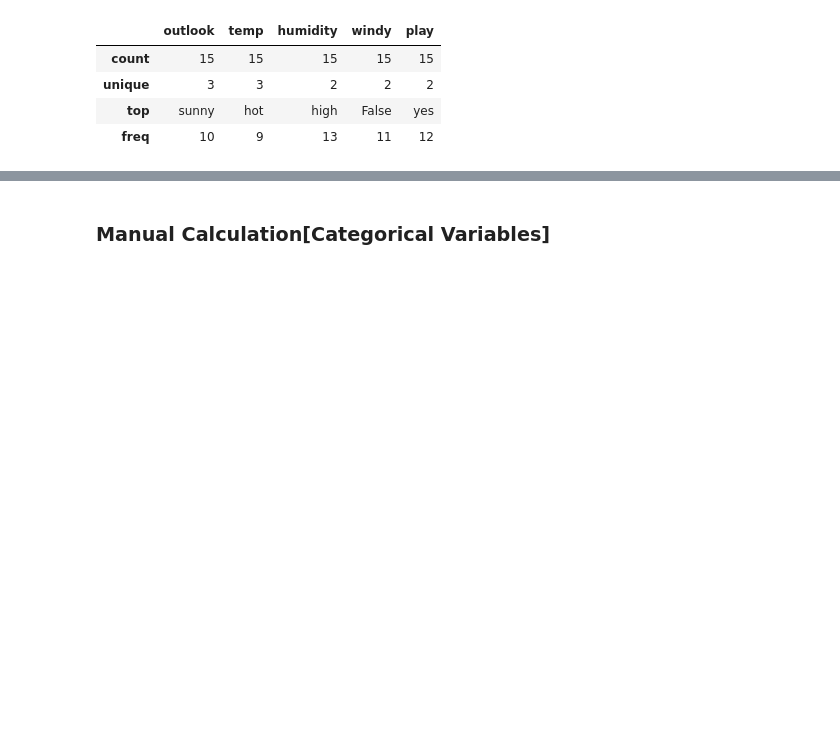
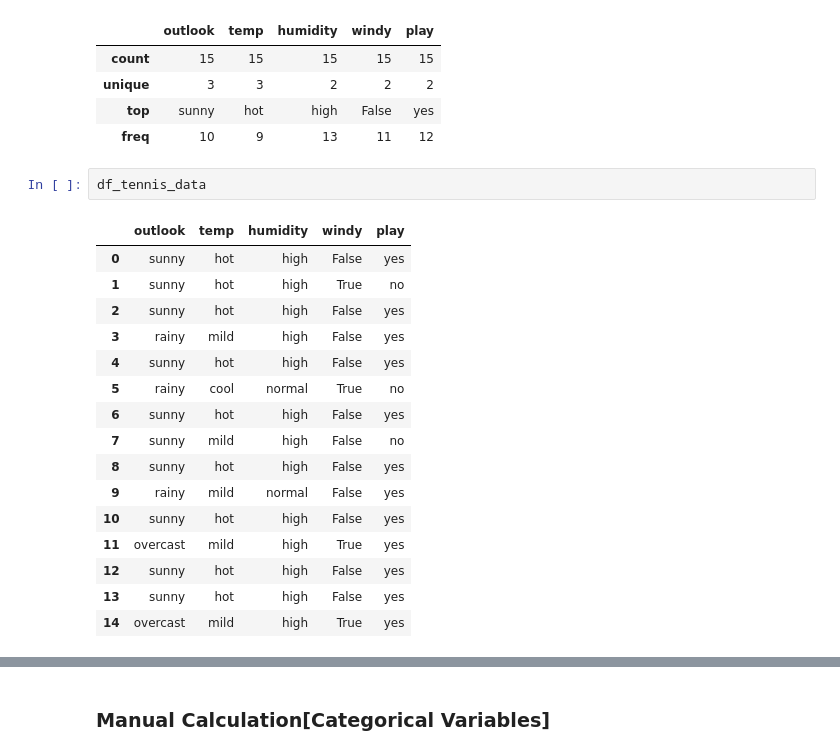
Before and after one commit to RakeshG1/DataScienceHub, a Jupyter notebook: MachineLearning/SupervisedLearning/Classification[Bayes_Theorem_MultinomialNB].ipynb, the cells around one changed output, grey strips where cells are left out. Saved outputs shown, nothing was run; the diff lists cells and outputs as text; blank space fills up the shorter version.

```diff
--- a/MachineLearning/SupervisedLearning/Classification[Bayes_Theorem_MultinomialNB].ipynb
+++ b/MachineLearning/SupervisedLearning/Classification[Bayes_Theorem_MultinomialNB].ipynb
@@ -56,6 +56,25 @@ dtype: int64
 | unique | 3 | 3 | 2 | 2 | 2 |
 | top | sunny | hot | high | False | yes |
 | freq | 10 | 9 | 13 | 11 | 12 |
+# %%
+df_tennis_data
+# %% [output]
+|  | outlook | temp | humidity | windy | play |
+| 0 | sunny | hot | high | False | yes |
+| 1 | sunny | hot | high | True | no |
+| 2 | sunny | hot | high | False | yes |
+| 3 | rainy | mild | high | False | yes |
+| 4 | sunny | hot | high | False | yes |
+| 5 | rainy | cool | normal | True | no |
+| 6 | sunny | hot | high | False | yes |
+| 7 | sunny | mild | high | False | no |
+| 8 | sunny | hot | high | False | yes |
+| 9 | rainy | mild | normal | False | yes |
+| 10 | sunny | hot | high | False | yes |
+| 11 | overcast | mild | high | True | yes |
+| 12 | sunny | hot | high | False | yes |
+| 13 | sunny | hot | high | False | yes |
+| 14 | overcast | mild | high | True | yes |
 # %% [markdown]
 <!--  -->
 # %% [markdown]
```
Also changed, not shown: parts of 1 cell of this notebook, 5 other files.
